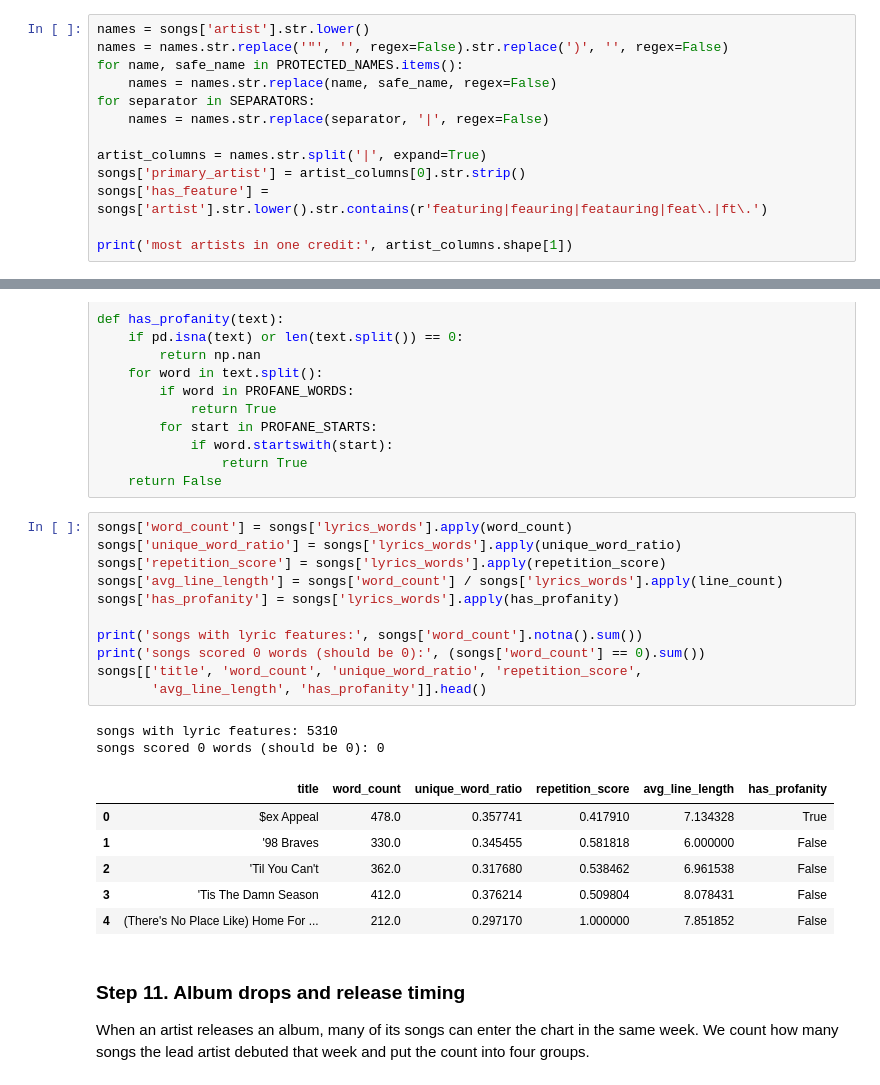
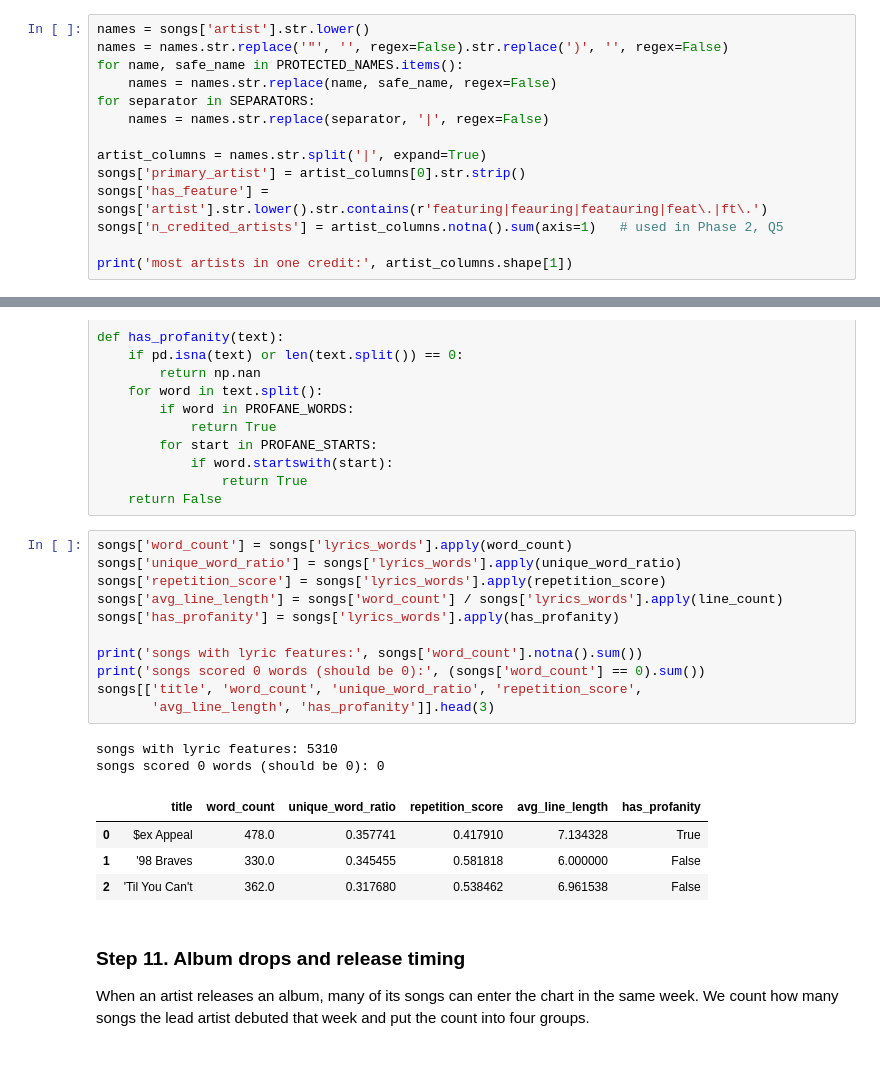
Before and after one commit to otawfik/billboard-top10, a Jupyter notebook: A05-Billboard-Top-10-Or-Not.ipynb, the cells around one changed output, grey strips where cells are left out. Saved outputs shown, nothing was run; the diff lists cells and outputs as text.

```diff
--- a/A05-Billboard-Top-10-Or-Not.ipynb
+++ b/A05-Billboard-Top-10-Or-Not.ipynb
@@ -438,6 +423,7 @@ for separator in SEPARATORS:
 artist_columns = names.str.split('|', expand=True)
 songs['primary_artist'] = artist_columns[0].str.strip()
 songs['has_feature'] = songs['artist'].str.lower().str.contains(r'featuring|feauring|featauring|feat\.|ft\.')
+songs['n_credited_artists'] = artist_columns.notna().sum(axis=1)   # used in Phase 2, Q5
 
 print('most artists in one credit:', artist_columns.shape[1])
 # %% [output]
@@ -852,23 +839,21 @@ def has_profanity(text):
 # %%
 songs['word_count'] = songs['lyrics_words'].apply(word_count)
 songs['unique_word_ratio'] = songs['lyrics_words'].apply(unique_word_ratio)
 songs['repetition_score'] = songs['lyrics_words'].apply(repetition_score)
 songs['avg_line_length'] = songs['word_count'] / songs['lyrics_words'].apply(line_count)
 songs['has_profanity'] = songs['lyrics_words'].apply(has_profanity)
 
 print('songs with lyric features:', songs['word_count'].notna().sum())
 print('songs scored 0 words (should be 0):', (songs['word_count'] == 0).sum())
 songs[['title', 'word_count', 'unique_word_ratio', 'repetition_score',
-       'avg_line_length', 'has_profanity']].head()
+       'avg_line_length', 'has_profanity']].head(3)
 # %% [output]
 songs with lyric features: 5310
 songs scored 0 words (should be 0): 0
 |  | title | word_count | unique_word_ratio | repetition_score | avg_line_length | has_profanity |
 | 0 | $ex Appeal | 478.0 | 0.357741 | 0.417910 | 7.134328 | True |
 | 1 | '98 Braves | 330.0 | 0.345455 | 0.581818 | 6.000000 | False |
 | 2 | 'Til You Can't | 362.0 | 0.317680 | 0.538462 | 6.961538 | False |
-| 3 | 'Tis The Damn Season | 412.0 | 0.376214 | 0.509804 | 8.078431 | False |
-| 4 | (There's No Place Like) Home For ... | 212.0 | 0.297170 | 1.000000 | 7.851852 | False |
 # %% [markdown]
 ### Step 11. Album drops and release timing
 
```
Also changed, not shown: parts of 124 cells of this notebook, 2 other files.
